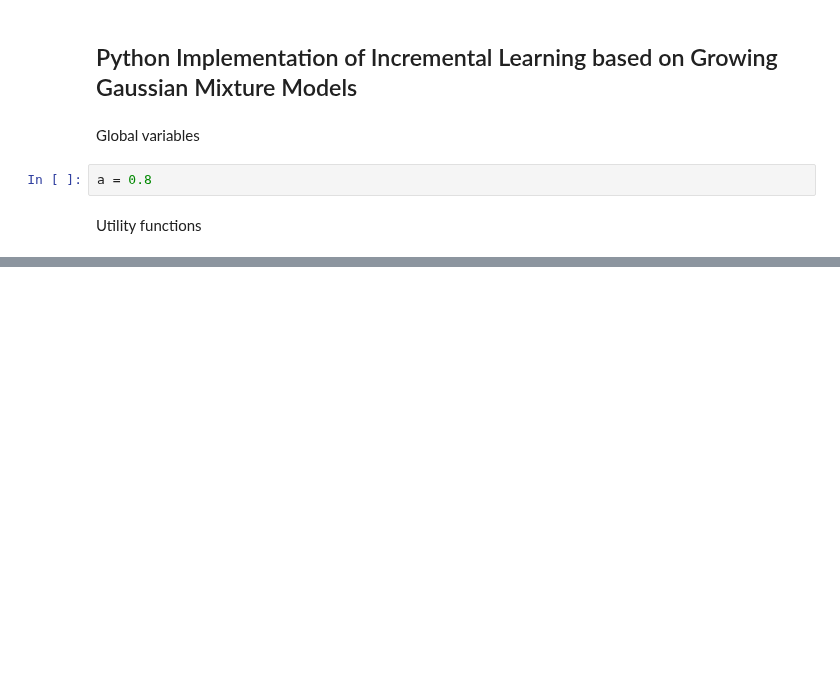
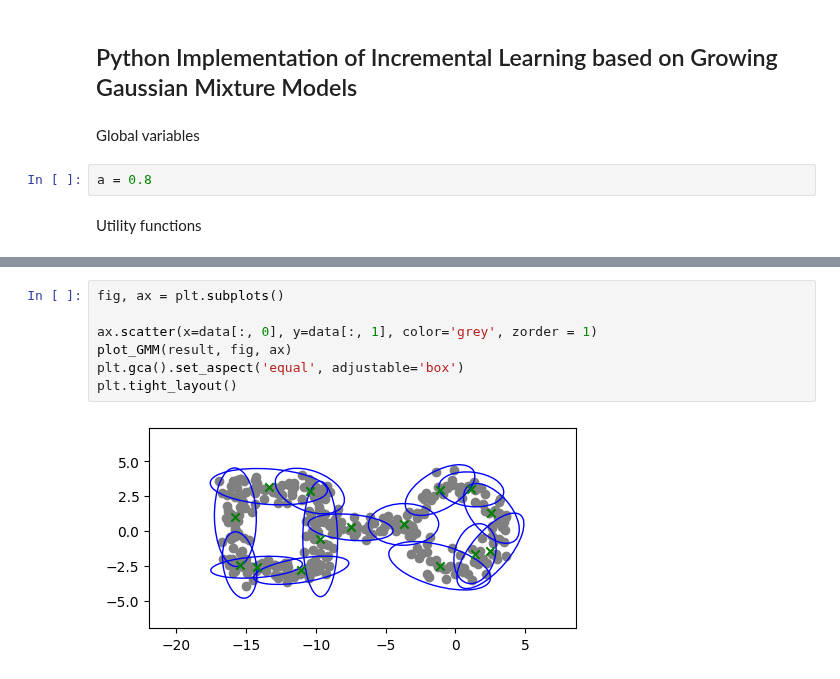
Before and after one commit to Stevan-LS/Online-DaDiL, a Jupyter notebook: Online GMM/Online GMM v2.ipynb, the cells around one changed output, grey strips where cells are left out. Cells and saved outputs as stored; diff of their text form; blank space fills up the shorter version.

```diff
--- a/Online GMM/Online GMM v2.ipynb
+++ b/Online GMM/Online GMM v2.ipynb
@@ -360,0 +443,9 @@ plt.tight_layout()
+# %%
+fig, ax = plt.subplots()
+
+ax.scatter(x=data[:, 0], y=data[:, 1], color='grey', zorder = 1)
+plot_GMM(result, fig, ax)
+plt.gca().set_aspect('equal', adjustable='box')
+plt.tight_layout()
+# %% [output]
+[figure, added]
```
Also changed, not shown: parts of 7 cells of this notebook, 1 other file.
